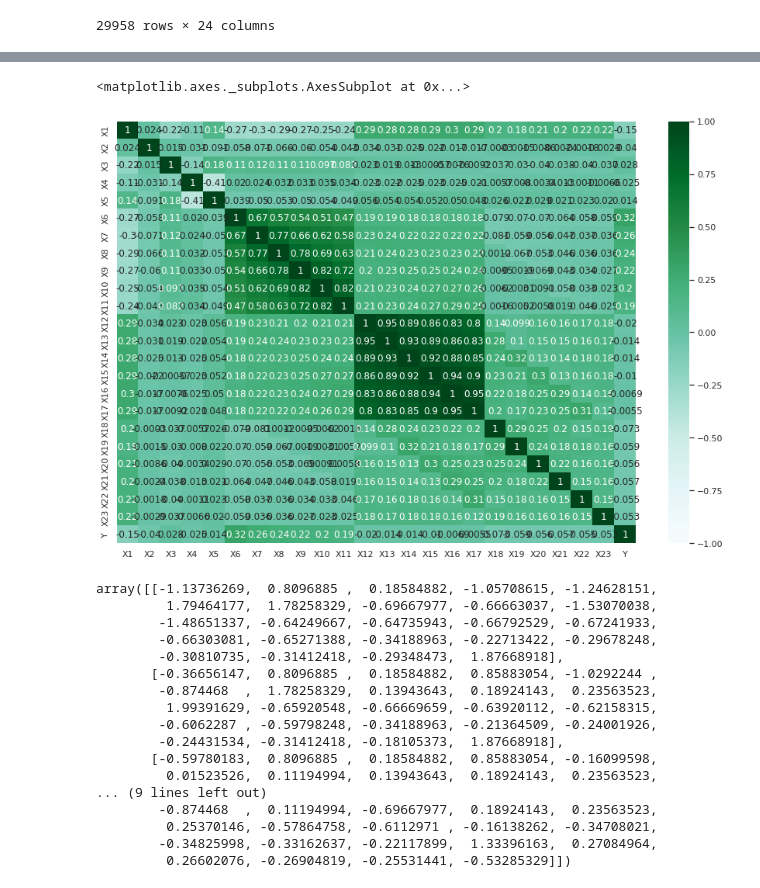
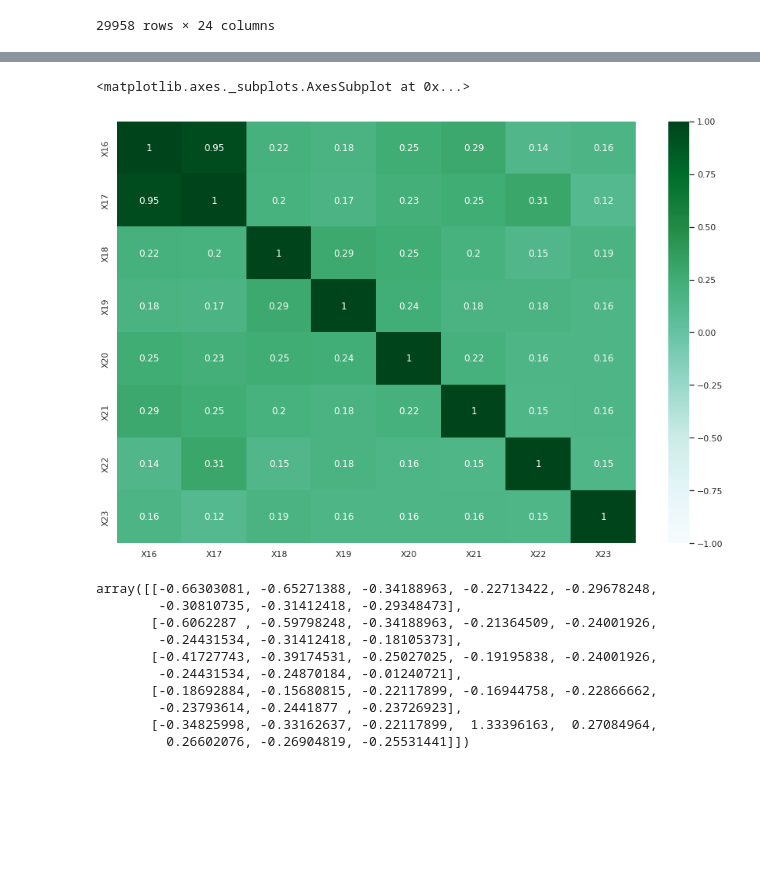
Before and after one commit to PosgradoMNA/actividades-de-aprendizaje-aleislasb, a Jupyter notebook: Actividad Semanal 4.ipynb, the cells around one changed output, grey strips where cells are left out. Drawn from its saved outputs; the diff is of its cells as text; code cells hidden in the pictures; blank space fills up the shorter version.

```diff
--- a/Actividad Semanal 4.ipynb
+++ b/Actividad Semanal 4.ipynb
@@ -114,0 +104,3 @@ df.head()
+# %%
+df1=df.iloc[:,15:]
+df1.head()
@@ -140,34 +131,27 @@ df.corr()
 # %%
 import seaborn as sns
 
-corrs=df.corr()
+corrs=df1.corr()
 
 sns.set(rc={'figure.figsize':(15,10)})
 sns.heatmap(corrs, vmin=-1, cmap="BuGn", annot=True)
 # %% [output]
 <matplotlib.axes._subplots.AxesSubplot at 0x...>
-[figure, old version]
+[figure, new version]
 # %%
 from sklearn.preprocessing import StandardScaler
 
 scaler=StandardScaler()
-scaled=scaler.fit_transform(df)
+scaled=scaler.fit_transform(df1)
 scaled[:5]
 # %% [output]
-array([[-1.13736269,  0.8096885 ,  0.18584882, -1.05708615, -1.24628151,
-         1.79464177,  1.78258329, -0.69667977, -0.66663037, -1.53070038,
-        -1.48651337, -0.64249667, -0.64735943, -0.66792529, -0.67241933,
-        -0.66303081, -0.65271388, -0.34188963, -0.22713422, -0.29678248,
-        -0.30810735, -0.31412418, -0.29348473,  1.87668918],
-       [-0.36656147,  0.8096885 ,  0.18584882,  0.85883054, -1.0292244 ,
-        -0.874468  ,  1.78258329,  0.13943643,  0.18924143,  0.23563523,
-         1.99391629, -0.65920548, -0.66669659, -0.63920112, -0.62158315,
-        -0.6062287 , -0.59798248, -0.34188963, -0.21364509, -0.24001926,
-        -0.24431534, -0.31412418, -0.18105373,  1.87668918],
-       [-0.59780183,  0.8096885 ,  0.18584882,  0.85883054, -0.16099598,
-         0.01523526,  0.11194994,  0.13943643,  0.18924143,  0.23563523,
-... (9 lines left out)
-        -0.874468  ,  0.11194994, -0.69667977,  0.18924143,  0.23563523,
-         0.25370146, -0.57864758, -0.6112971 , -0.16138262, -0.34708021,
-        -0.34825998, -0.33162637, -0.22117899,  1.33396163,  0.27084964,
-         0.26602076, -0.26904819, -0.25531441, -0.53285329]])
+array([[-0.66303081, -0.65271388, -0.34188963, -0.22713422, -0.29678248,
+        -0.30810735, -0.31412418, -0.29348473],
+       [-0.6062287 , -0.59798248, -0.34188963, -0.21364509, -0.24001926,
+        -0.24431534, -0.31412418, -0.18105373],
+       [-0.41727743, -0.39174531, -0.25027025, -0.19195838, -0.24001926,
+        -0.24431534, -0.24870184, -0.01240721],
+       [-0.18692884, -0.15680815, -0.22117899, -0.16944758, -0.22866662,
+        -0.23793614, -0.2441877 , -0.23726923],
+       [-0.34825998, -0.33162637, -0.22117899,  1.33396163,  0.27084964,
+         0.26602076, -0.26904819, -0.25531441]])
```
Also changed, not shown: parts of 4 cells of this notebook.
